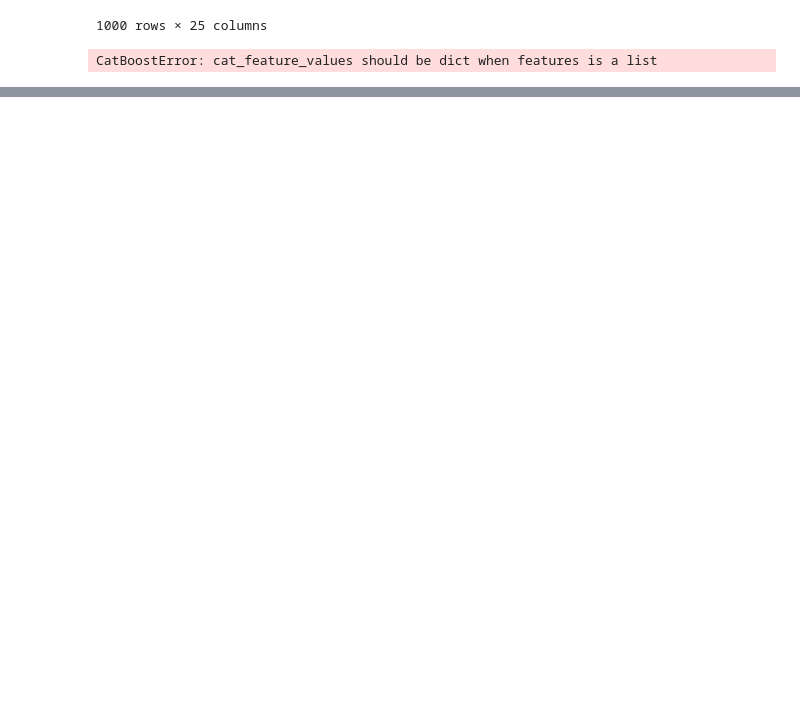
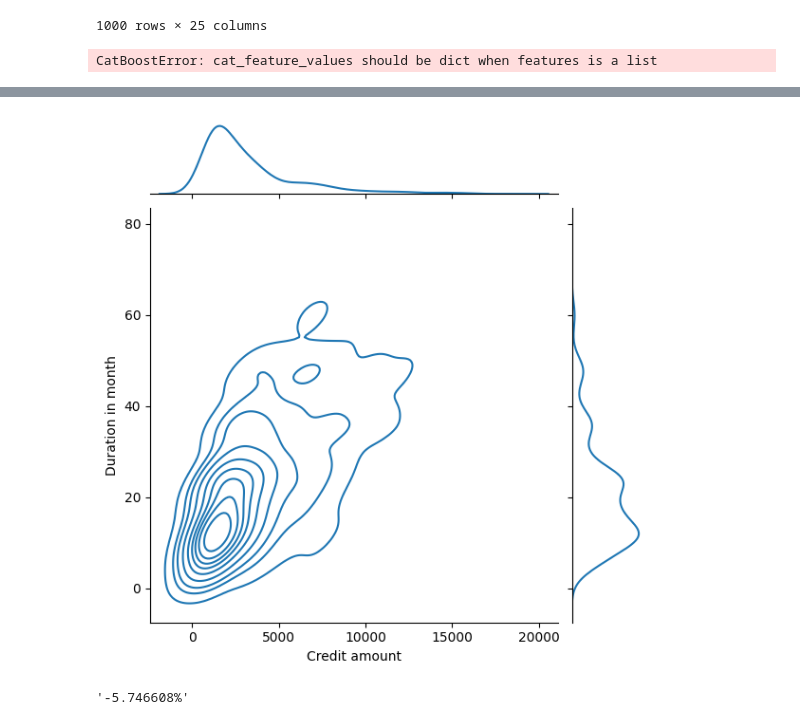
Before and after one commit to dfenelonov/interpretability, a Jupyter notebook: EDA.ipynb, the cells around one changed output, grey strips where cells are left out. Drawn from its saved outputs; the diff is of its cells as text; code cells hidden in the pictures; blank space fills up the shorter version.

```diff
--- a/EDA.ipynb
+++ b/EDA.ipynb
@@ -533,0 +499,8 @@ df
+# %%
+joint_destribution(df, 'Credit amount', 'Duration in month')
+# %% [output]
+[figure, added]
+# %%
+variable_effect(df, 'Credit amount', 0.1, 1, model)
+# %% [output]
+'-5.746608%'
```
Also changed, not shown: parts of 18 cells of this notebook.
